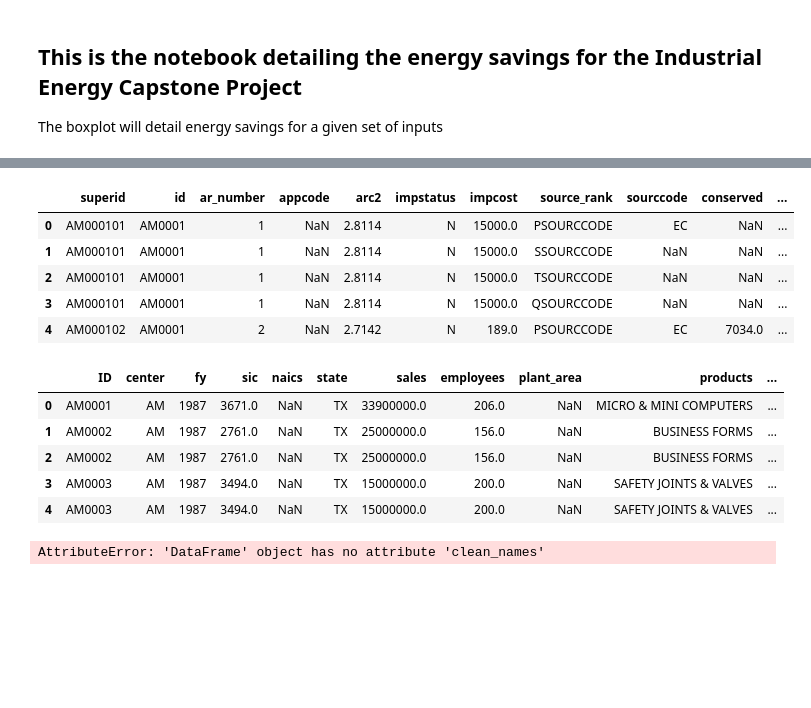
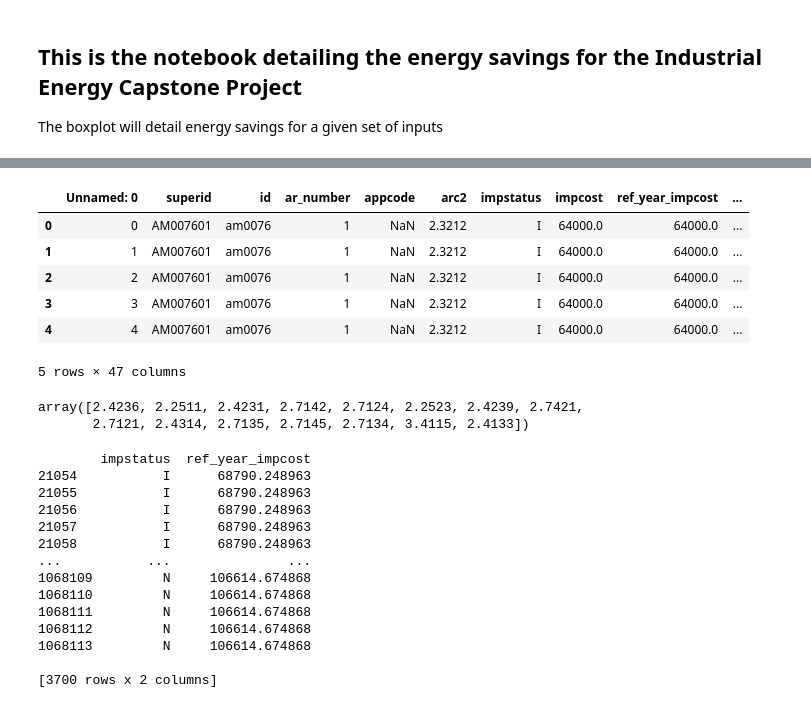
Before and after one commit to IndustrialEnergy/dataintegration, a Jupyter notebook: src/energy_savings_boxplot.ipynb, the cells around one changed output, grey strips where cells are left out. Drawn from its saved outputs; the diff is of its cells as text; code cells hidden in the pictures; blank space fills up the shorter version.

Commit message:
make boxplot, need to clean up viz

```diff
--- a/src/energy_savings_boxplot.ipynb
+++ b/src/energy_savings_boxplot.ipynb
@@ -22,33 +19,29 @@ absolute_path = relative_path.resolve() # get absolute path
 
 
 # ------- import data -------
-assess_df = pd.read_csv(absolute_path/'iac_assess_tidy.csv') # import IAC assess dataset
-recc_df = pd.read_csv(absolute_path/'iac_recc_tidy.csv') # import IAC recc dataset
+#assess_df = pd.read_csv(absolute_path/'iac_assess_tidy.csv') # import IAC assess dataset
+assess_recc_ppi_df = pd.read_csv(absolute_path/'assess_recc_ppi_emissions.csv') # import IAC recc dataset
 #ppi_df = pd.read_csv(absolute_path/'ppi_tidy.csv') # import ppi dataset
 # %%
 # Check first 5 rows
-recc_df.head()
+assess_recc_ppi_df.head()
 # %% [output]
-|  | superid | id | ar_number | appcode | arc2 | impstatus | impcost | source_rank | sourccode | conserved | ... |
-| 0 | AM000101 | AM0001 | 1 | NaN | 2.8114 | N | 15000.0 | PSOURCCODE | EC | NaN | ... |
-| 1 | AM000101 | AM0001 | 1 | NaN | 2.8114 | N | 15000.0 | SSOURCCODE | NaN | NaN | ... |
-| 2 | AM000101 | AM0001 | 1 | NaN | 2.8114 | N | 15000.0 | TSOURCCODE | NaN | NaN | ... |
-| 3 | AM000101 | AM0001 | 1 | NaN | 2.8114 | N | 15000.0 | QSOURCCODE | NaN | NaN | ... |
-| 4 | AM000102 | AM0001 | 2 | NaN | 2.7142 | N | 189.0 | PSOURCCODE | EC | 7034.0 | ... |
+|  | Unnamed: 0 | superid | id | ar_number | appcode | arc2 | impstatus | impcost | ref_year_impcost | ... |
+| 0 | 0 | AM007601 | am0076 | 1 | NaN | 2.3212 | I | 64000.0 | 64000.0 | ... |
+| 1 | 1 | AM007601 | am0076 | 1 | NaN | 2.3212 | I | 64000.0 | 64000.0 | ... |
+| 2 | 2 | AM007601 | am0076 | 1 | NaN | 2.3212 | I | 64000.0 | 64000.0 | ... |
+| 3 | 3 | AM007601 | am0076 | 1 | NaN | 2.3212 | I | 64000.0 | 64000.0 | ... |
+| 4 | 4 | AM007601 | am0076 | 1 | NaN | 2.3212 | I | 64000.0 | 64000.0 | ... |
+5 rows × 47 columns
-# %%
-assess_df.head()
-# %% [output]
-|  | ID | center | fy | sic | naics | state | sales | employees | plant_area | products | ... |
-| 0 | AM0001 | AM | 1987 | 3671.0 | NaN | TX | 33900000.0 | 206.0 | NaN | MICRO & MINI COMPUTERS | ... |
-| 1 | AM0002 | AM | 1987 | 2761.0 | NaN | TX | 25000000.0 | 156.0 | NaN | BUSINESS FORMS | ... |
-| 2 | AM0002 | AM | 1987 | 2761.0 | NaN | TX | 25000000.0 | 156.0 | NaN | BUSINESS FORMS | ... |
-| 3 | AM0003 | AM | 1987 | 3494.0 | NaN | TX | 15000000.0 | 200.0 | NaN | SAFETY JOINTS & VALVES | ... |
-| 4 | AM0003 | AM | 1987 | 3494.0 | NaN | TX | 15000000.0 | 200.0 | NaN | SAFETY JOINTS & VALVES | ... |
-# %%
-# Tidy data by cleaning names
-recc_df = recc_df.clean_names()
-# %% [output]
-AttributeError: 'DataFrame' object has no attribute 'clean_names'
 # %%
-# Boxplot of conserved energy
-# on the recc table - use 'conserved' - energy. saved - dollars.
+
+# get arcs2 for sector = 311 (food production)
+assess_recc_ppi_311_df = assess_recc_ppi_df[assess_recc_ppi_df['naics'].astype(str).str.startswith('311')]
+
+assess_recc_ppi_311_df[assess_recc_ppi_311_df['superid']=='AM043901']
+assess_recc_ppi_311_df[assess_recc_ppi_311_df['id']=='AM0439']
+
+assess_recc_ppi_311_df['arc2'].unique()[:15]
+# %% [output]
+array([2.4236, 2.2511, 2.4231, 2.7142, 2.7124, 2.2523, 2.4239, 2.7421,
+       2.7121, 2.4314, 2.7135, 2.7145, 2.7134, 3.4115, 2.4133])
@@ -54,0 +59,32 @@ AttributeError: 'DataFrame' object has no attribute 'clean_names'
+# %%
+# calculate the outliers
+
+# Compute Q1, Q3, and IQR
+Q1 = assess_recc_ppi_df["ref_year_impcost"].quantile(0.25)
+Q3 = assess_recc_ppi_311_df["ref_year_impcost"].quantile(0.75)
+IQR = Q3 - Q1
+
+# Define outlier thresholds
+lower_bound = Q1 - 1.5 * IQR
+upper_bound = Q3 + 1.5 * IQR
+
+# Identify outliers
+outliers = filtered_clean_df[(filtered_clean_df["ref_year_impcost"] < lower_bound) | (filtered_clean_df["ref_year_impcost"] > upper_bound)]
+
+# Display outliers
+print(outliers[["impstatus", "ref_year_impcost"]])
+# %% [output]
+        impstatus  ref_year_impcost
+21054           I      68790.248963
+21055           I      68790.248963
+21056           I      68790.248963
+21057           I      68790.248963
+21058           I      68790.248963
+...           ...               ...
+1068109         N     106614.674868
+1068110         N     106614.674868
+1068111         N     106614.674868
+1068112         N     106614.674868
+1068113         N     106614.674868
+
+[3700 rows x 2 columns]
```
Also changed, not shown: parts of 6 cells of this notebook.
